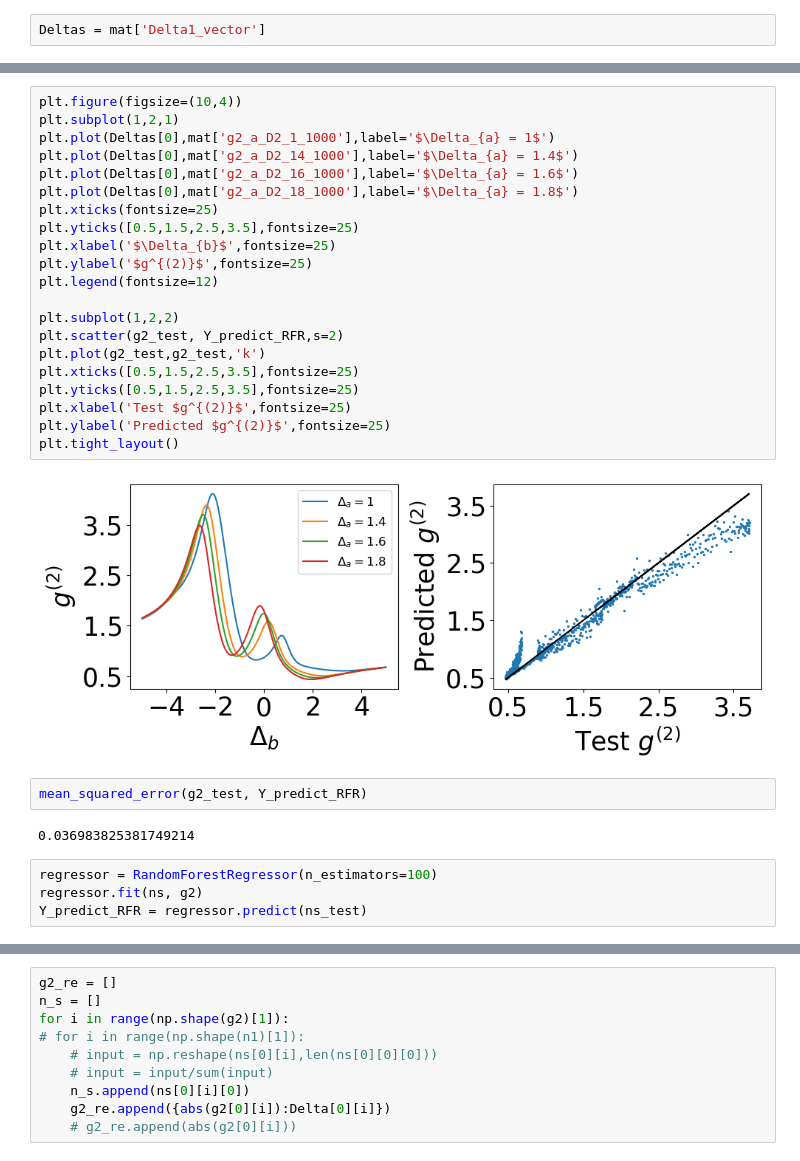
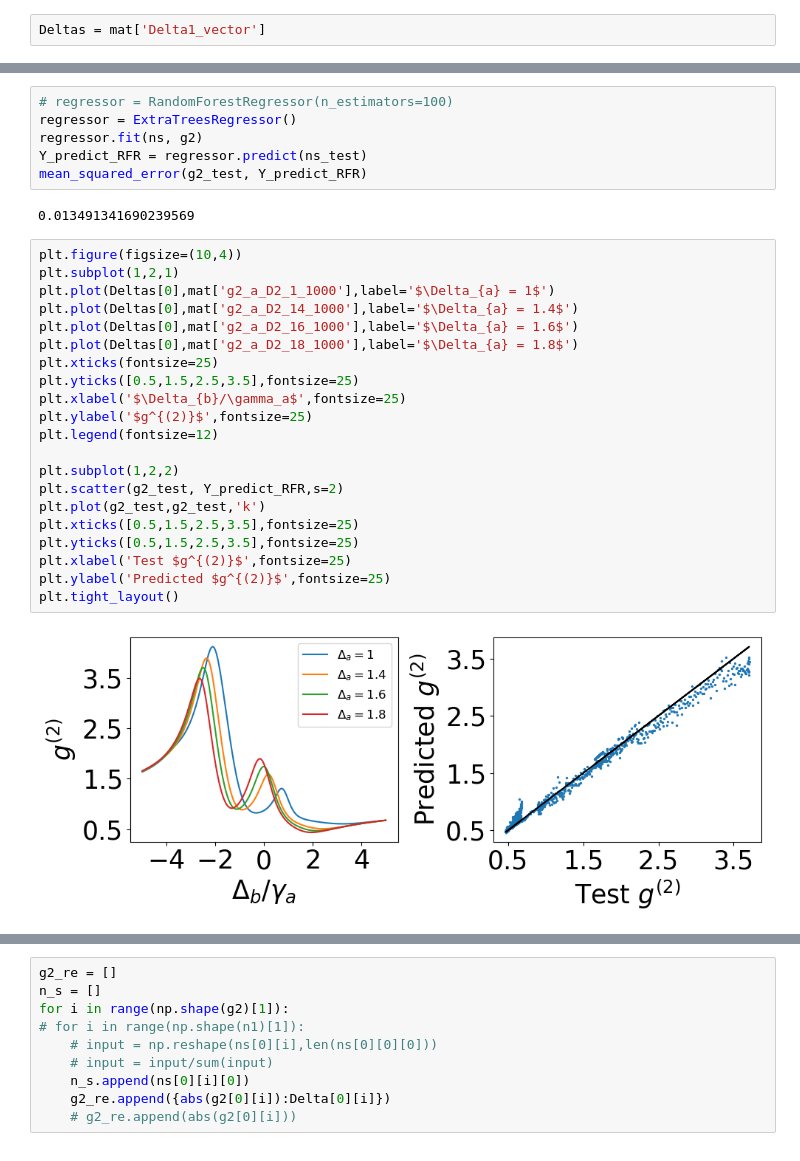
Before and after one commit to kdg930202/Polariton_neural_network, a Jupyter notebook: case3_transfer learning.ipynb, the cells around one changed output, grey strips where cells are left out. Cells and saved outputs as stored; diff of their text form.

```diff
--- a/case3_transfer learning.ipynb
+++ b/case3_transfer learning.ipynb
@@ -73,31 +79,31 @@ Deltas = mat['Delta1_vector']
+# %%
+# regressor = RandomForestRegressor(n_estimators=100)
+regressor = ExtraTreesRegressor()
+regressor.fit(ns, g2)
+Y_predict_RFR = regressor.predict(ns_test)
+mean_squared_error(g2_test, Y_predict_RFR)
+# %% [output]
+0.013491341690239569
 # %%
 plt.figure(figsize=(10,4))
 plt.subplot(1,2,1)
 plt.plot(Deltas[0],mat['g2_a_D2_1_1000'],label='$\Delta_{a} = 1$')
 plt.plot(Deltas[0],mat['g2_a_D2_14_1000'],label='$\Delta_{a} = 1.4$')
 plt.plot(Deltas[0],mat['g2_a_D2_16_1000'],label='$\Delta_{a} = 1.6$')
 plt.plot(Deltas[0],mat['g2_a_D2_18_1000'],label='$\Delta_{a} = 1.8$')
 plt.xticks(fontsize=25)
 plt.yticks([0.5,1.5,2.5,3.5],fontsize=25)
-plt.xlabel('$\Delta_{b}$',fontsize=25)
+plt.xlabel('$\Delta_{b}/\gamma_a$',fontsize=25)
 plt.ylabel('$g^{(2)}$',fontsize=25)
 plt.legend(fontsize=12)
 
 plt.subplot(1,2,2)
 plt.scatter(g2_test, Y_predict_RFR,s=2)
 plt.plot(g2_test,g2_test,'k')
 plt.xticks([0.5,1.5,2.5,3.5],fontsize=25)
 plt.yticks([0.5,1.5,2.5,3.5],fontsize=25)
 plt.xlabel('Test $g^{(2)}$',fontsize=25)
 plt.ylabel('Predicted $g^{(2)}$',fontsize=25)
 plt.tight_layout()
 # %% [output]
-[figure, old version]
+[figure, new version]
-# %%
-mean_squared_error(g2_test, Y_predict_RFR)
-# %% [output]
-0.036983825381749214
-# %%
-regressor = RandomForestRegressor(n_estimators=100)
-regressor.fit(ns, g2)
-Y_predict_RFR = regressor.predict(ns_test)
```
Also changed, not shown: parts of 14 cells of this notebook, 2 other files.
